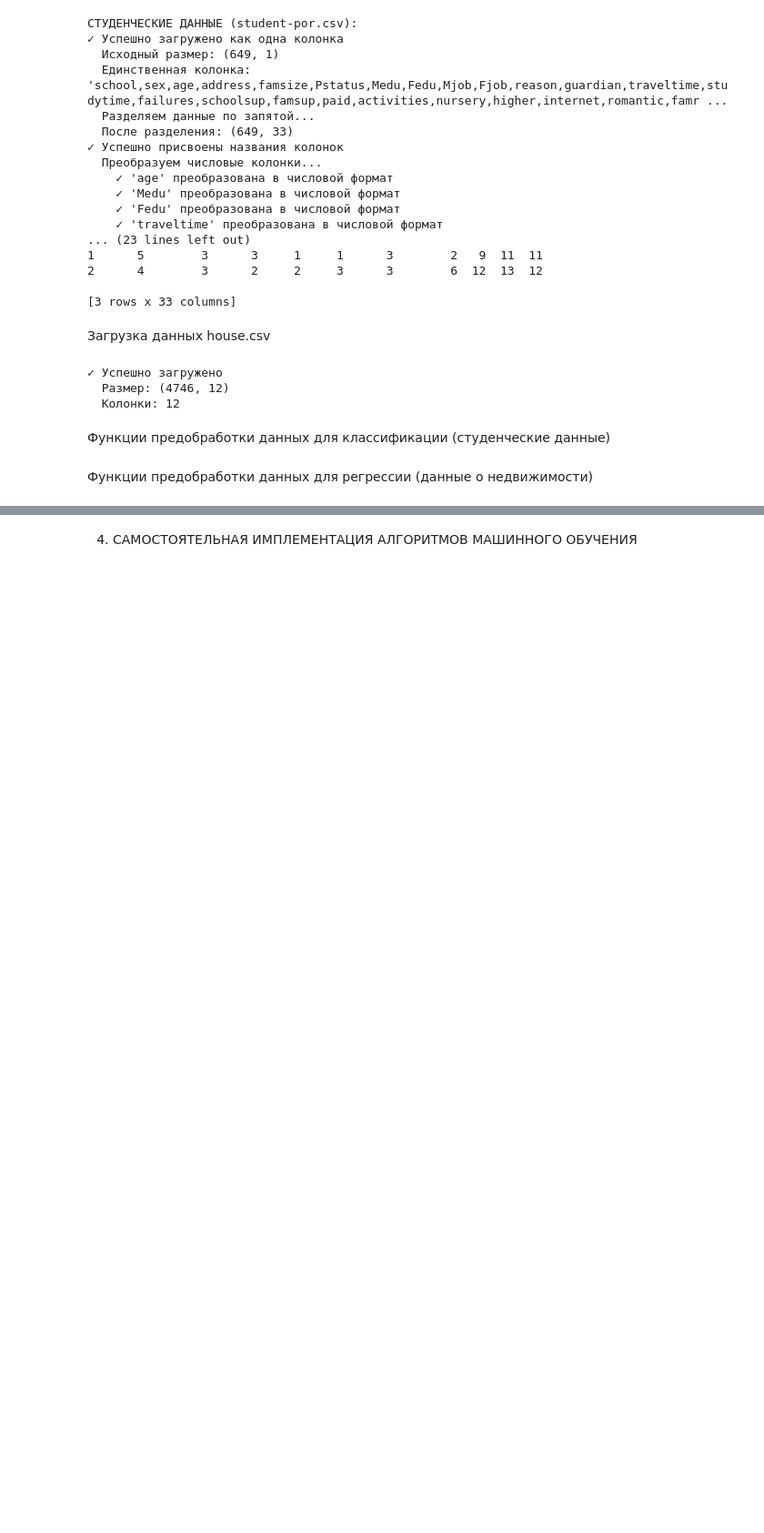
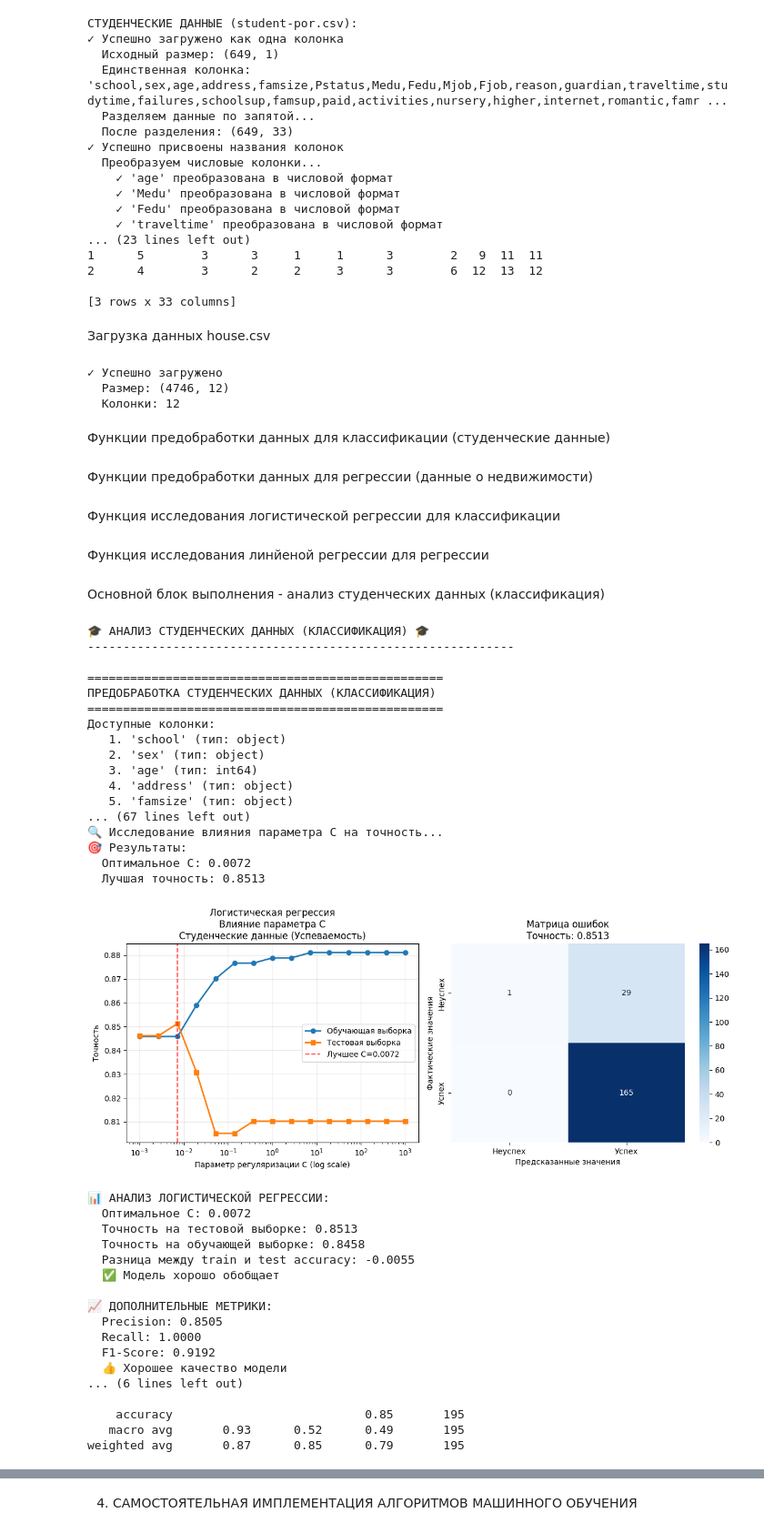
Before and after one commit to Sbarito/Framework_labs, a Jupyter notebook: lab2/point4.ipynb, the cells around one changed output, grey strips where cells are left out. Shown: that part at 91% size. Cells and saved outputs as stored; diff of their text form; code cells hidden in the pictures; blank space fills up the shorter version.

```diff
--- a/lab2/point4.ipynb
+++ b/lab2/point4.ipynb
@@ -257,3 +257,5 @@ def preprocess_house_regression(df):
     print(f"  Статистика арендной платы: mean={y.mean():.2f}, std={y.std():.2f}")
 
     return X, y, features
+# %% [markdown]
+Функция исследования логистической регрессии для классификации
@@ -259,0 +378,2 @@ def preprocess_house_regression(df):
+# %% [markdown]
+Функция исследования линйеной регрессии для регрессии
@@ -259,0 +478,51 @@ def preprocess_house_regression(df):
+# %% [markdown]
+Основной блок выполнения - анализ студенческих данных (классификация)
+# %%
+if df_student is not None:
+    print("\n" + "🎓 АНАЛИЗ СТУДЕНЧЕСКИХ ДАННЫХ (КЛАССИФИКАЦИЯ) " + "🎓")
+    print("-" * 60)
+
+    X_student_class, y_student_class, features_class = preprocess_student_classification(df_student)
+
+    if X_student_class is not None:
+        knn_class, k_class, score_class = logistic_regression_study(
+            X_student_class, y_student_class, "Студенческие данные (Успеваемость)"
+        )
+    else:
+        print("❌ Не удалось подготовить данные для классификации")
+# %% [output]
+🎓 АНАЛИЗ СТУДЕНЧЕСКИХ ДАННЫХ (КЛАССИФИКАЦИЯ) 🎓
+------------------------------------------------------------
+
+==================================================
+ПРЕДОБРАБОТКА СТУДЕНЧЕСКИХ ДАННЫХ (КЛАССИФИКАЦИЯ)
+==================================================
+Доступные колонки:
+   1. 'school' (тип: object)
+   2. 'sex' (тип: object)
+   3. 'age' (тип: int64)
+   4. 'address' (тип: object)
+   5. 'famsize' (тип: object)
+... (67 lines left out)
+🔍 Исследование влияния параметра C на точность...
+🎯 Результаты:
+  Оптимальное C: 0.0072
+  Лучшая точность: 0.8513
+[figure, added]
+📊 АНАЛИЗ ЛОГИСТИЧЕСКОЙ РЕГРЕССИИ:
+  Оптимальное C: 0.0072
+  Точность на тестовой выборке: 0.8513
+  Точность на обучающей выборке: 0.8458
+  Разница между train и test accuracy: -0.0055
+  ✅ Модель хорошо обобщает
+
+📈 ДОПОЛНИТЕЛЬНЫЕ МЕТРИКИ:
+  Precision: 0.8505
+  Recall: 1.0000
+  F1-Score: 0.9192
+  👍 Хорошее качество модели
+... (6 lines left out)
+
+    accuracy                           0.85       195
+   macro avg       0.93      0.52      0.49       195
+weighted avg       0.87      0.85      0.79       195
```
Also changed, not shown: parts of 15 cells of this notebook, 15 other files.
